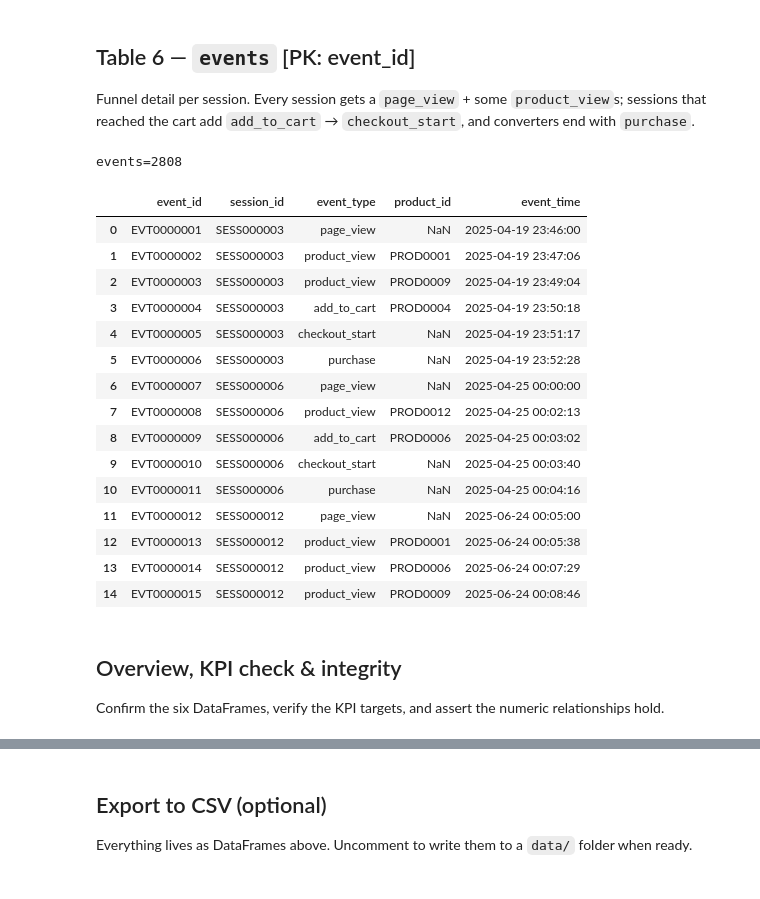
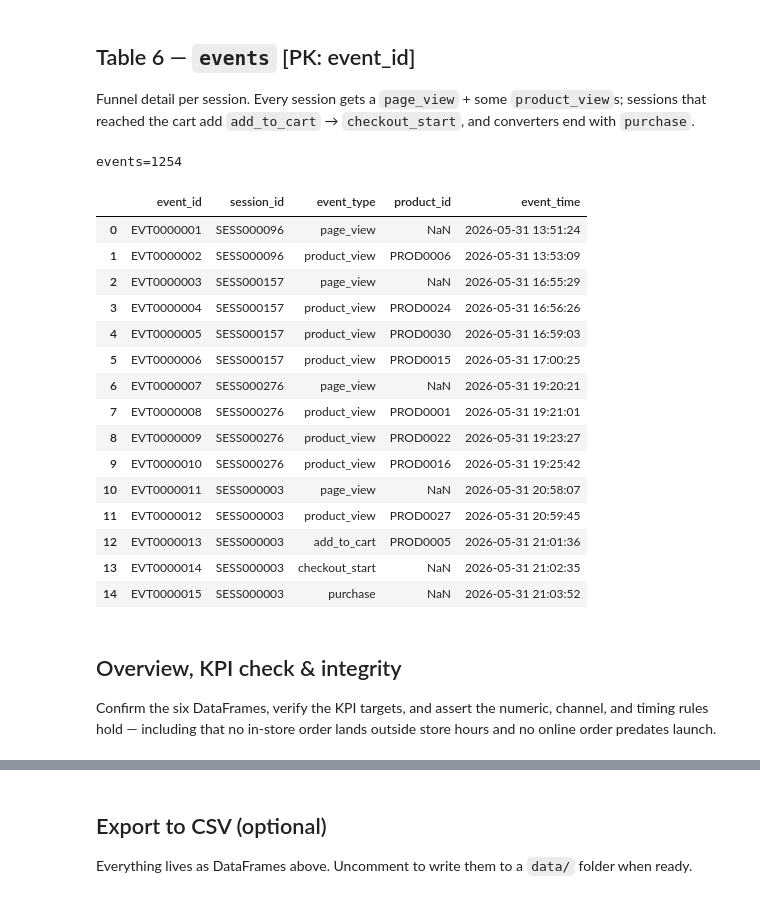
Before and after one commit to sglenn7/capfinch-data, a Jupyter notebook: data_gen.ipynb, the cells around one changed output, grey strips where cells are left out. Saved outputs shown, nothing was run; the diff lists cells and outputs as text; code cells hidden in the pictures.

```diff
--- a/data_gen.ipynb
+++ b/data_gen.ipynb
@@ -150,9 +393,12 @@ def age_band(a):
 order_counts = [2] * repeat_customers + [1] * (N_CUSTOMERS - repeat_customers)
 random.shuffle(order_counts)
 
+signup_window = (TODAY - pd.Timedelta(days=30) - HISTORY_START).days
+
 customers = []
 for i in range(1, N_CUSTOMERS + 1):
     age = int(np.random.randint(18, 66))
+    signup = HISTORY_START + pd.Timedelta(days=int(np.random.randint(0, signup_window)))
     customers.append({
         "customer_id": f"CUST{i:04d}",
         "email": fake.unique.email(),
@@ -161,7 +407,7 @@ for i in range(1, N_CUSTOMERS + 1):
         "gender": random.choice(GENDERS),
         "state": fake.state_abbr(),
         "zip": fake.zipcode(),
-        "signup_date": fake.date_between(start_date="-2y", end_date="-30d"),
+        "signup_date": signup.date(),
         "acquisition_source": random.choice(ACQ_SOURCES),
         "first_order_date": pd.NaT,        # filled after orders are built
         "total_orders": order_counts[i - 1],
@@ -311,23 +647,21 @@ Some non-converting sessions are anonymous (`customer_id = None`).
 # %%
-n_orders = len(orders_df)
-total_carts = round(n_orders / (1 - TARGET_ABANDONMENT))
-abandoned_carts = max(total_carts - n_orders, 0)
-total_sessions = round(n_orders / TARGET_CONVERSION)
+n_online_orders = int((orders_df["channel"] == "online").sum())
+total_carts = round(n_online_orders / (1 - TARGET_ABANDONMENT))
+abandoned_carts = max(total_carts - n_online_orders, 0)
+total_sessions = round(n_online_orders / TARGET_CONVERSION)
 browse_sessions = max(total_sessions - total_carts, 0)
 
 cust_ids = customers_df["customer_id"].tolist()
 
 
 def make_session(reached_cart, converted):
-    global sess_seq
-    sess_seq += 1
     # ~40% of non-converting traffic is a known customer, the rest is anonymous
     cust_id = random.choice(cust_ids) if random.random() < 0.4 else None
     return {
-        "session_id": f"SESS{sess_seq:06d}",
+        "session_id": f"SESS{next(session_counter):06d}",
         "customer_id": cust_id,
-        "session_start": pd.to_datetime(fake.date_time_between(start_date="-1y", end_date="now")),
-        "device": random.choice(DEVICES),
+        "session_start": sample_datetime("online", LAUNCH_DATE, TODAY),
+        "device": str(np.random.choice(DEVICES, p=DEVICE_W)),
         "traffic_source": random.choice(ACQ_SOURCES),
         "landing_page": random.choice(LANDING_PAGES),
         "reached_cart": reached_cart,
@@ -396,54 +733,60 @@ event_rows = []
 def add_event(session, etype, t, pid=None):
     event_rows.append({
         "event_id": f"EVT{len(event_rows) + 1:07d}",
         "session_id": session["session_id"],
         "event_type": etype,
         "product_id": pid,
         "event_time": t,
     })
 
 
+def viewed_product():
+    return str(np.random.choice(product_ids, p=product_weights))
+
+
 for _, s in sessions_df.iterrows():
     t = pd.to_datetime(s["session_start"])
     add_event(s, "page_view", t)
 
     for _ in range(int(np.random.randint(1, 4))):
         t += pd.Timedelta(seconds=int(np.random.randint(20, 180)))
-        add_event(s, "product_view", t, random.choice(product_ids))
+        add_event(s, "product_view", t, viewed_product())
 
     if s["reached_cart"]:
         t += pd.Timedelta(seconds=int(np.random.randint(20, 120)))
-        add_event(s, "add_to_cart", t, random.choice(product_ids))
+        add_event(s, "add_to_cart", t, viewed_product())
         t += pd.Timedelta(seconds=int(np.random.randint(20, 120)))
         add_event(s, "checkout_start", t)
         if s["converted"]:
             t += pd.Timedelta(seconds=int(np.random.randint(20, 120)))
             add_event(s, "purchase", t)
 
 events_df = pd.DataFrame(event_rows)
 print(f"events={len(events_df)}")
 events_df.head(15)
 # %% [output]
-events=2808
+events=1254
 |  | event_id | session_id | event_type | product_id | event_time |
-| 0 | EVT0000001 | SESS000003 | page_view | NaN | 2025-04-19 23:46:00 |
-| 1 | EVT0000002 | SESS000003 | product_view | PROD0001 | 2025-04-19 23:47:06 |
-| 2 | EVT0000003 | SESS000003 | product_view | PROD0009 | 2025-04-19 23:49:04 |
-| 3 | EVT0000004 | SESS000003 | add_to_cart | PROD0004 | 2025-04-19 23:50:18 |
-| 4 | EVT0000005 | SESS000003 | checkout_start | NaN | 2025-04-19 23:51:17 |
-| 5 | EVT0000006 | SESS000003 | purchase | NaN | 2025-04-19 23:52:28 |
-| 6 | EVT0000007 | SESS000006 | page_view | NaN | 2025-04-25 00:00:00 |
-| 7 | EVT0000008 | SESS000006 | product_view | PROD0012 | 2025-04-25 00:02:13 |
-| 8 | EVT0000009 | SESS000006 | add_to_cart | PROD0006 | 2025-04-25 00:03:02 |
-| 9 | EVT0000010 | SESS000006 | checkout_start | NaN | 2025-04-25 00:03:40 |
-| 10 | EVT0000011 | SESS000006 | purchase | NaN | 2025-04-25 00:04:16 |
-| 11 | EVT0000012 | SESS000012 | page_view | NaN | 2025-06-24 00:05:00 |
-| 12 | EVT0000013 | SESS000012 | product_view | PROD0001 | 2025-06-24 00:05:38 |
-| 13 | EVT0000014 | SESS000012 | product_view | PROD0006 | 2025-06-24 00:07:29 |
-| 14 | EVT0000015 | SESS000012 | product_view | PROD0009 | 2025-06-24 00:08:46 |
+| 0 | EVT0000001 | SESS000096 | page_view | NaN | 2026-05-31 13:51:24 |
+| 1 | EVT0000002 | SESS000096 | product_view | PROD0006 | 2026-05-31 13:53:09 |
+| 2 | EVT0000003 | SESS000157 | page_view | NaN | 2026-05-31 16:55:29 |
+| 3 | EVT0000004 | SESS000157 | product_view | PROD0024 | 2026-05-31 16:56:26 |
+| 4 | EVT0000005 | SESS000157 | product_view | PROD0030 | 2026-05-31 16:59:03 |
+| 5 | EVT0000006 | SESS000157 | product_view | PROD0015 | 2026-05-31 17:00:25 |
+| 6 | EVT0000007 | SESS000276 | page_view | NaN | 2026-05-31 19:20:21 |
+| 7 | EVT0000008 | SESS000276 | product_view | PROD0001 | 2026-05-31 19:21:01 |
+| 8 | EVT0000009 | SESS000276 | product_view | PROD0022 | 2026-05-31 19:23:27 |
+| 9 | EVT0000010 | SESS000276 | product_view | PROD0016 | 2026-05-31 19:25:42 |
+| 10 | EVT0000011 | SESS000003 | page_view | NaN | 2026-05-31 20:58:07 |
+| 11 | EVT0000012 | SESS000003 | product_view | PROD0027 | 2026-05-31 20:59:45 |
+| 12 | EVT0000013 | SESS000003 | add_to_cart | PROD0005 | 2026-05-31 21:01:36 |
+| 13 | EVT0000014 | SESS000003 | checkout_start | NaN | 2026-05-31 21:02:35 |
+| 14 | EVT0000015 | SESS000003 | purchase | NaN | 2026-05-31 21:03:52 |
 # %% [markdown]
 ## Overview, KPI check & integrity
-Confirm the six DataFrames, verify the KPI targets, and assert the numeric relationships hold.
+Confirm the six DataFrames, verify the KPI targets, and assert the numeric, channel, and
+timing rules hold — including that no in-store order lands outside store hours and no online
+order predates launch.
 # %%
 tables = {
     "customers": customers_df,
```
Also changed, not shown: parts of 20 cells of this notebook, 4 other files.
